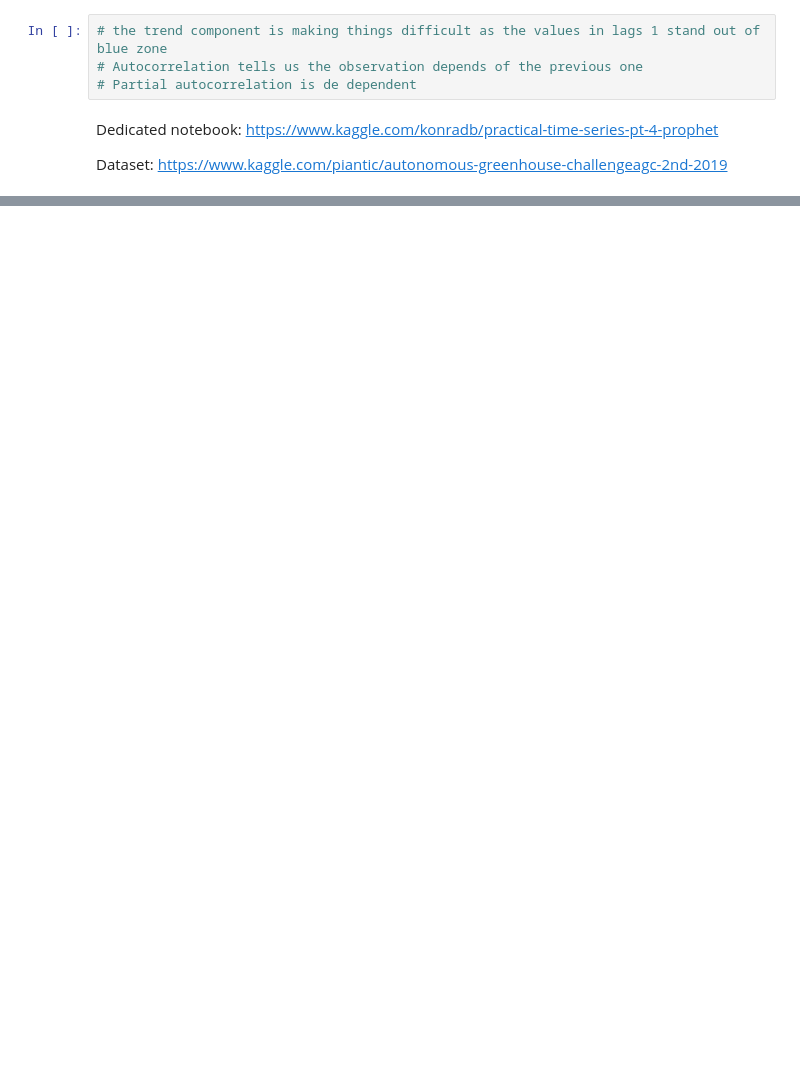
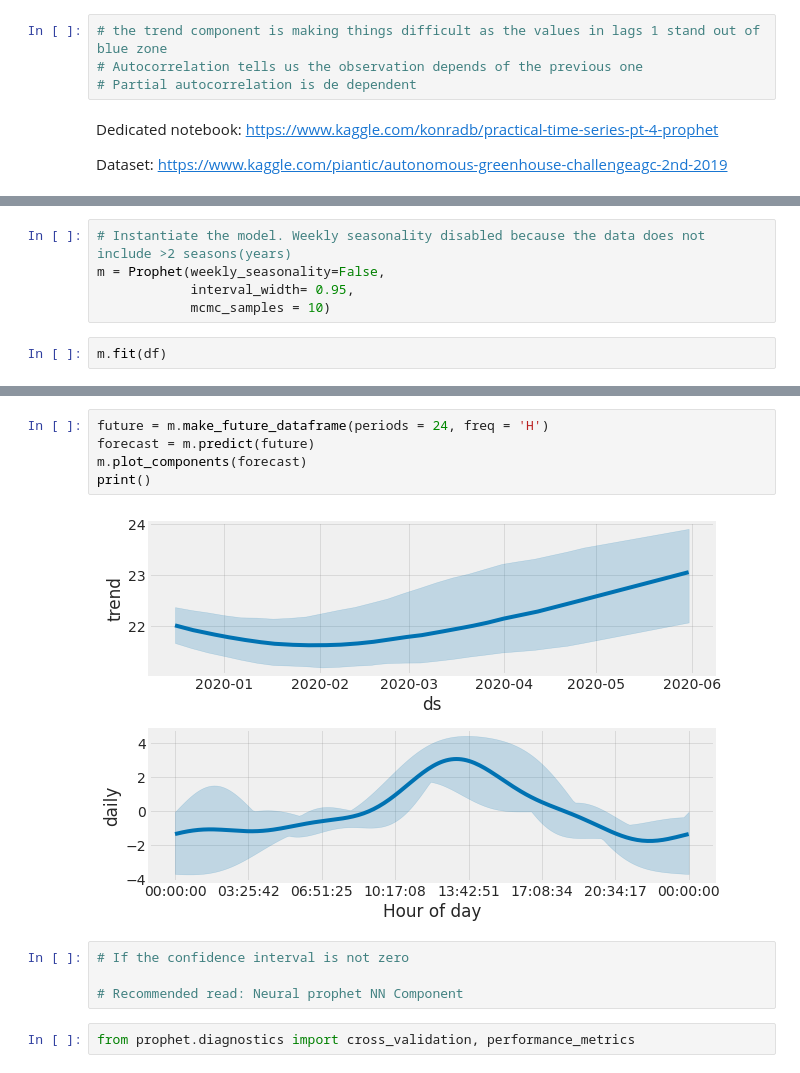
Before and after one commit to joseporiolayats/data-exercises, a Jupyter notebook: TimeSeries/TS-1.ipynb, the cells around one changed output, grey strips where cells are left out. Saved outputs shown, nothing was run; the diff lists cells and outputs as text; blank space fills up the shorter version.

```diff
--- a/TimeSeries/TS-1.ipynb
+++ b/TimeSeries/TS-1.ipynb
@@ -179,0 +230,7 @@ Operation aborted.  Exiting.
+# %%
+# Instantiate the model. Weekly seasonality disabled because the data does not include >2 seasons(years)
+m = Prophet(weekly_seasonality=False,
+            interval_width= 0.95,
+            mcmc_samples = 10)
+# %%
+m.fit(df)
@@ -179,0 +273,13 @@ Operation aborted.  Exiting.
+# %%
+future = m.make_future_dataframe(periods = 24, freq = 'H')
+forecast = m.predict(future)
+m.plot_components(forecast)
+print()
+# %% [output]
+[figure, added]
+# %%
+# If the confidence interval is not zero
+
+# Recommended read: Neural prophet NN Component
+# %%
+from prophet.diagnostics import cross_validation, performance_metrics
```
Also changed, not shown: parts of 17 cells of this notebook.
